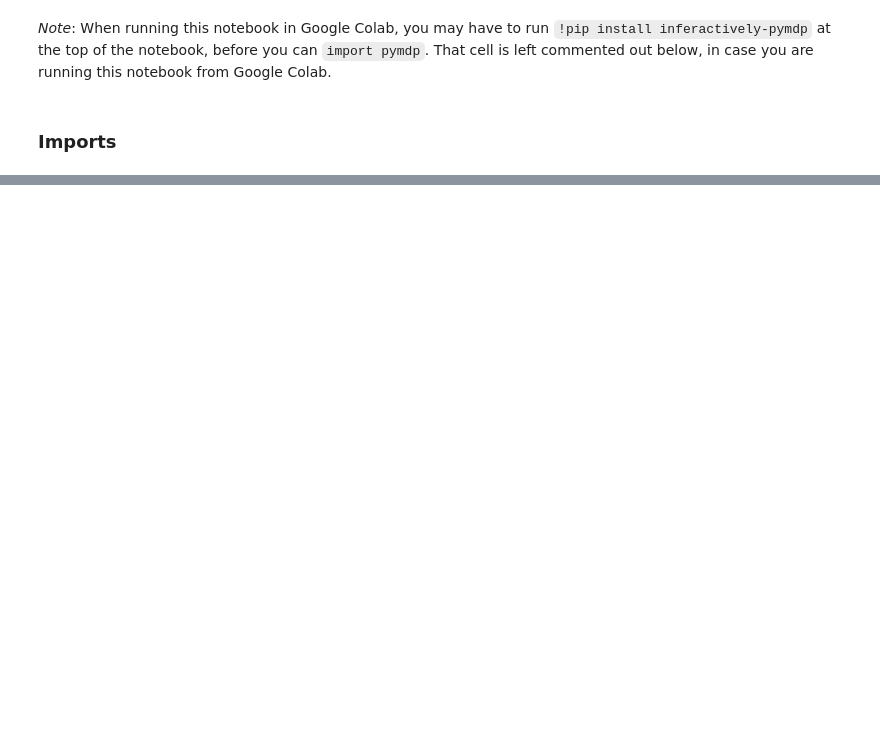
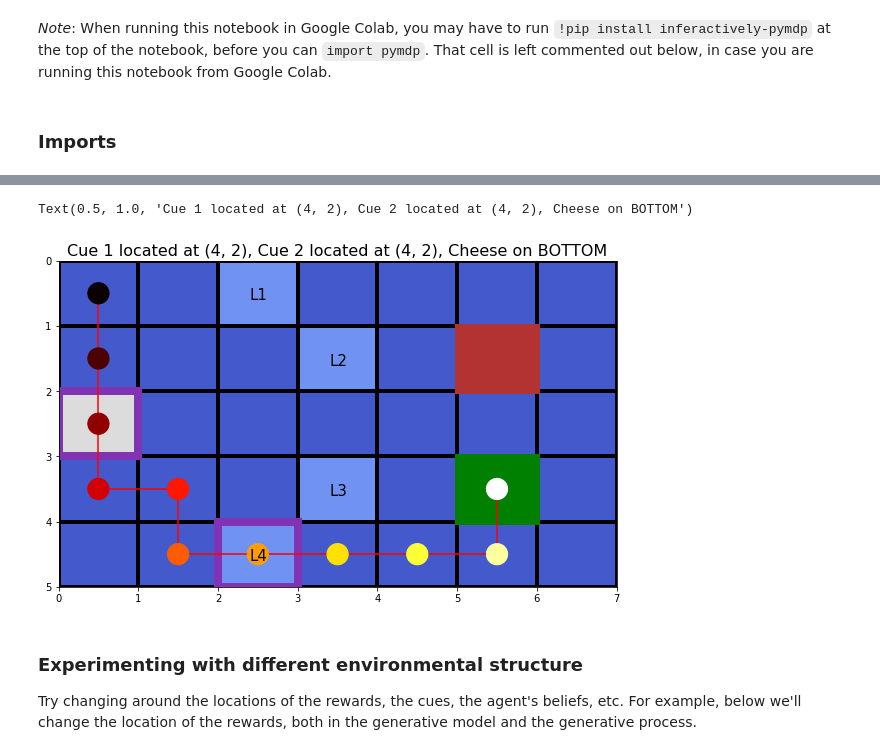
Before and after one commit to hridaik/pymdp, a Jupyter notebook: docs/notebooks/cue_chaining_demo.ipynb, the cells around one changed output, grey strips where cells are left out. Drawn from its saved outputs; the diff is of its cells as text; code cells hidden in the pictures; blank space fills up the shorter version.

```diff
--- a/docs/notebooks/cue_chaining_demo.ipynb
+++ b/docs/notebooks/cue_chaining_demo.ipynb
@@ -36,0 +223,3 @@ from IPython.display import HTML, Image
+# %%
+B[1][:,:,0] = np.eye(num_states[1])
+B[2][:,:,0] = np.eye(num_states[2])
@@ -36,0 +232,5 @@ from IPython.display import HTML, Image
+# %%
+C = utils.obj_array_zeros(num_obs)
+
+C[3][1] = 2.0 # make the agent want to encounter the "Cheese" observation level
+C[3][2] = -4.0 # make the agent not want to encounter the "Shock" observation level
@@ -36,0 +241,3 @@ from IPython.display import HTML, Image
+# %%
+D = utils.obj_array_uniform(num_states)
+D[0] = utils.onehot(loc_list.index((0,0)), num_grid_points)
@@ -36,0 +345,6 @@ from IPython.display import HTML, Image
+# %%
+my_agent = Agent(A = A, B = B, C = C, D = D, policy_len = 4)
+
+my_env = GridWorldEnv(starting_loc = (0,0), cue1_loc = (2, 0), cue2 = 'L4', reward_condition = 'BOTTOM')
+
+loc_obs, cue1_obs, cue2_obs, reward_obs = my_env.reset()
@@ -36,0 +409,55 @@ from IPython.display import HTML, Image
+# %%
+all_locations = np.vstack(history_of_locs).astype(float) # create a matrix containing the agent's Y/X locations over time (each coordinate in one row of the matrix)
+
+fig, ax = plt.subplots(figsize=(10, 6))
+
+# create the grid visualization
+X, Y = np.meshgrid(np.arange(grid_dims[1]+1), np.arange(grid_dims[0]+1))
+h = ax.pcolormesh(X, Y, np.ones(grid_dims), edgecolors='k', vmin = 0, vmax = 30, linewidth=3, cmap = 'coolwarm')
+ax.invert_yaxis()
+
+# get generative process global parameters (the locations of the Cues, the reward condition, etc.)
+cue1_loc, cue2_loc, reward_condition = my_env.cue1_loc, my_env.cue2_loc, my_env.reward_condition
+reward_top = ax.add_patch(patches.Rectangle((reward_locations[0][1],reward_locations[0][0]),1.0,1.0,linewidth=5,edgecolor=[0.5, 0.5, 0.5],facecolor='none'))
+reward_bottom = ax.add_patch(patches.Rectangle((reward_locations[1][1],reward_locations[1][0]),1.0,1.0,linewidth=5,edgecolor=[0.5, 0.5, 0.5],facecolor='none'))
+reward_loc = reward_locations[0] if reward_condition == "TOP" else reward_locations[1]
+
+if reward_condition == "TOP":
+    reward_top.set_edgecolor('g')
+    reward_top.set_facecolor('g')
+    reward_bottom.set_edgecolor([0.7, 0.2, 0.2])
+    reward_bottom.set_facecolor([0.7, 0.2, 0.2])
+elif reward_condition == "BOTTOM":
+    reward_bottom.set_edgecolor('g')
+    reward_bottom.set_facecolor('g')
+    reward_top.set_edgecolor([0.7, 0.2, 0.2])
+    reward_top.set_facecolor([0.7, 0.2, 0.2])
+reward_top.set_zorder(1)
+reward_bottom.set_zorder(1)
+
+text_offsets = [0.4, 0.6]
+cue_grid = np.ones(grid_dims)
+cue_grid[cue1_loc[0],cue1_loc[1]] = 15.0
+for ii, loc_ii in enumerate(cue2_locations):
+  row_coord, column_coord = loc_ii
+  cue_grid[row_coord, column_coord] = 5.0
+  ax.text(column_coord+text_offsets[0], row_coord+text_offsets[1], cue2_loc_names[ii], fontsize = 15, color='k')
+
+h.set_array(cue_grid.ravel())
+
+cue1_rect = ax.add_patch(patches.Rectangle((cue1_loc[1],cue1_loc[0]),1.0,1.0,linewidth=8,edgecolor=[0.5, 0.2, 0.7],facecolor='none'))
+cue2_rect = ax.add_patch(patches.Rectangle((cue2_loc[1],cue2_loc[0]),1.0,1.0,linewidth=8,edgecolor=[0.5, 0.2, 0.7],facecolor='none'))
+
+ax.plot(all_locations[:,1]+0.5,all_locations[:,0]+0.5, 'r', zorder = 2)
+
+temporal_colormap = cm.hot(np.linspace(0,1,T+1))
+dots = ax.scatter(all_locations[:,1]+0.5,all_locations[:,0]+0.5, 450, c = temporal_colormap, zorder=3)
+
+ax.set_title(f"Cue 1 located at {cue2_loc}, Cue 2 located at {cue2_loc}, Cheese on {reward_condition}", fontsize=16)
+# %% [output]
+Text(0.5, 1.0, 'Cue 1 located at (4, 2), Cue 2 located at (4, 2), Cheese on BOTTOM')
+[figure, added]
+# %% [markdown]
+### Experimenting with different environmental structure
+
+Try changing around the locations of the rewards, the cues, the agent's beliefs, etc. For example, below we'll change the location of the rewards, both in the generative model and the generative process.
```
Also changed, not shown: parts of 37 cells of this notebook, 2 other files.
